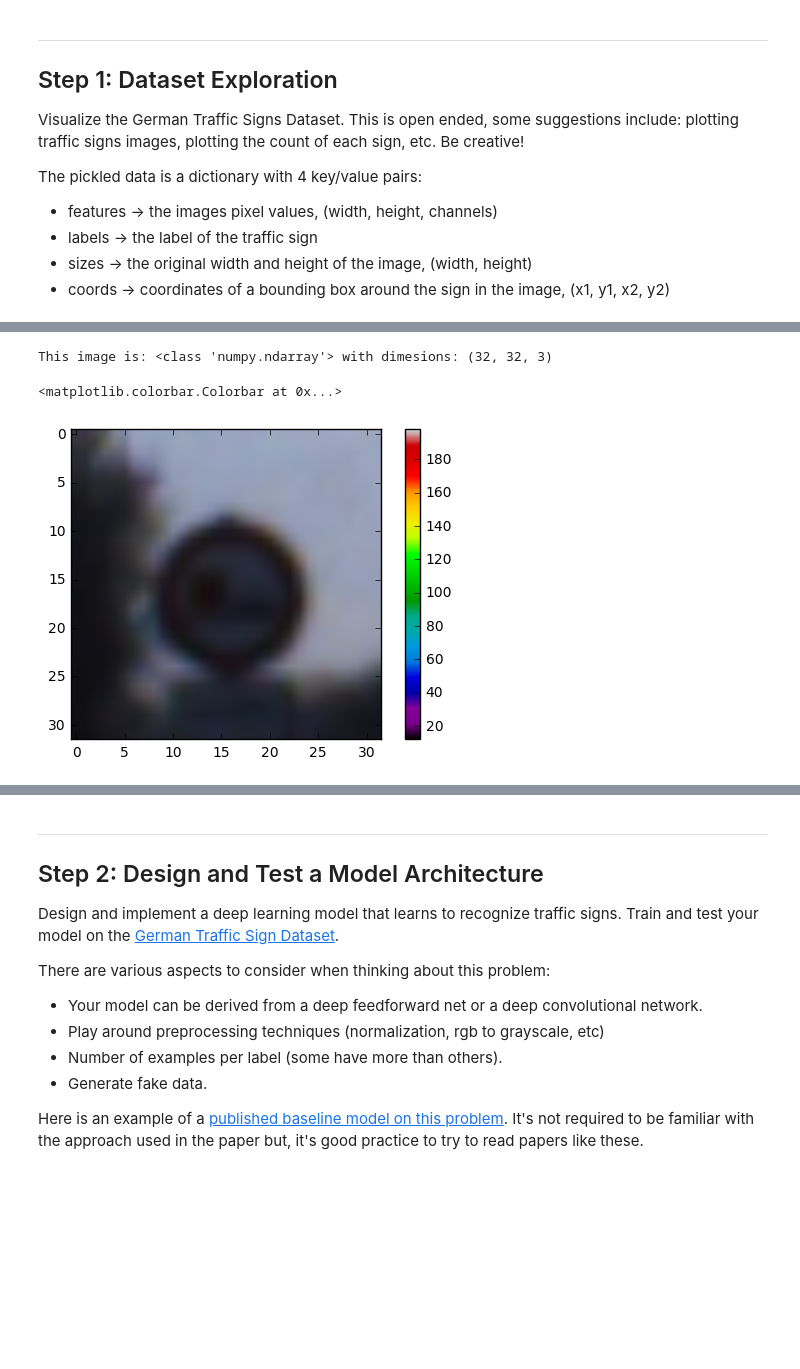
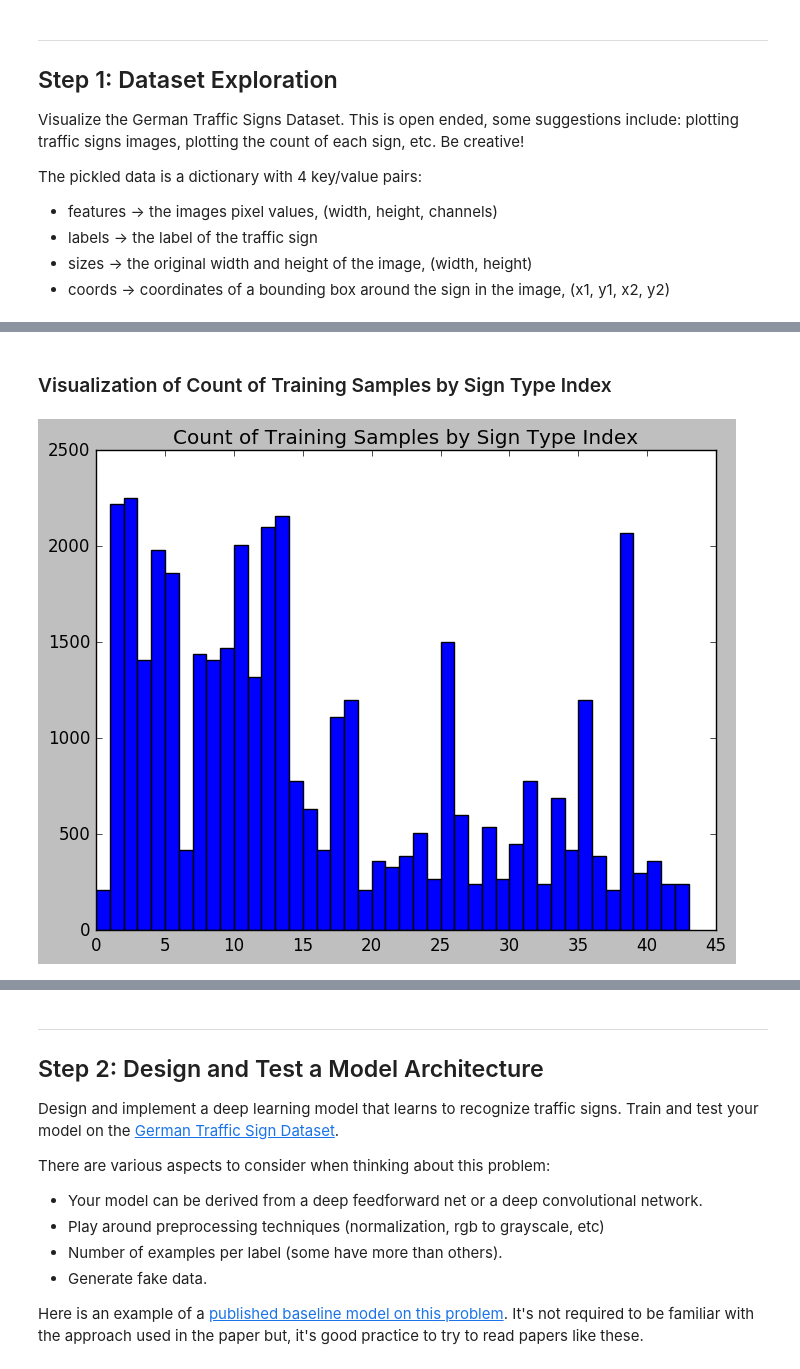
Before and after one commit to andrewraharjo/SDCND_TrafficSigns, a Jupyter notebook: Traffic_Signs_Recognition.ipynb, the cells around one changed output, grey strips where cells are left out. Saved outputs shown, nothing was run; the diff lists cells and outputs as text; code cells hidden in the pictures; blank space fills up the shorter version.

```diff
--- a/Traffic_Signs_Recognition.ipynb
+++ b/Traffic_Signs_Recognition.ipynb
@@ -95,10 +221,12 @@ This image is: <class 'numpy.ndarray'> with dimesions: (32, 32, 3)
-# %%
-image = X_test[120]
-print('This image is:', type(image), 'with dimesions:', image.shape)
-imgplot = plt.imshow(image)
-imgplot.set_cmap('spectral')
-plt.colorbar()
-# %% [output]
-This image is: <class 'numpy.ndarray'> with dimesions: (32, 32, 3)
-<matplotlib.colorbar.Colorbar at 0x...>
-[figure, removed]
+# %% [markdown]
+### Visualization of Count of Training Samples by Sign Type Index
+# %%
+train_label_count = collections.Counter(train['labels'])
+labels, values = zip(*train_label_count.items())
+indexes = np.arange(len(labels))
+width = 1
+plt.title("Count of Training Samples by Sign Type Index")
+plt.bar(indexes, values, width)
+plt.show()
+# %% [output]
+[figure, added]
```
Also changed, not shown: parts of 66 cells of this notebook, 1 other file.
